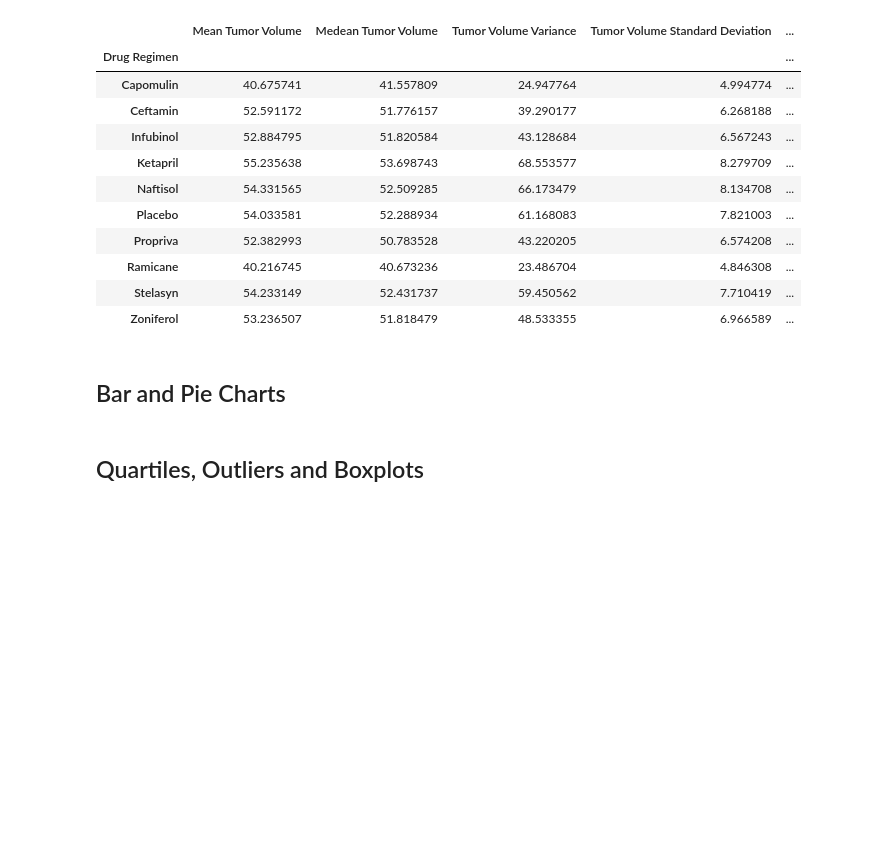
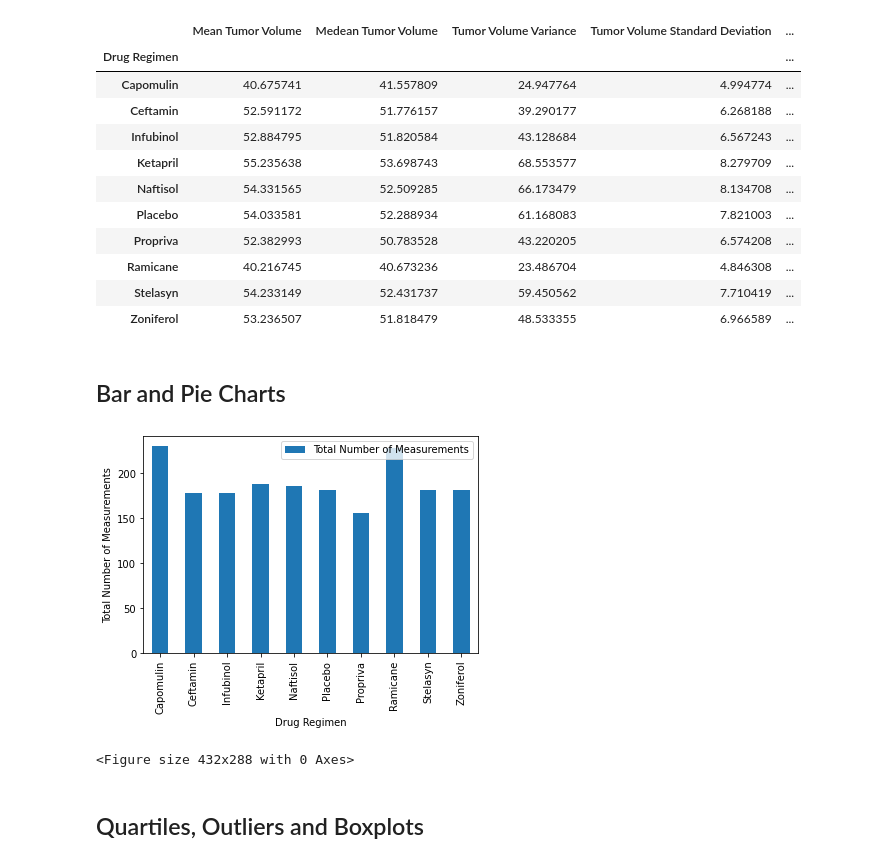
Before and after one commit to LizzyRevels/matplotlib_challenge, a Jupyter notebook: Pymaceuticals/pymaceuticals_challenge.ipynb, the cells around one changed output. Drawn from its saved outputs; the diff is of its cells as text; code cells hidden in the pictures; blank space fills up the shorter version.

Commit message:
adding up to first bar plot

```diff
--- a/Pymaceuticals/pymaceuticals_challenge.ipynb
+++ b/Pymaceuticals/pymaceuticals_challenge.ipynb
@@ -78,14 +78,8 @@ print(mouse_count_clean)
 # %%
 # Generate a summary statistics table of mean, median, variance, standard deviation, and SEM of the tumor volume for each regimen
 #---------------------------------
-# mouse_data_cleaned_df.groupby["Drug Regimen"]
-# mouse_data_grouped_df = mouse_data_cleaned_df.groupby(["Drug Regimen"])
-# mouse_data_grouped_df.head()
-# mouse_data_grouped_df.describe()
-
-# Use groupby and summary statistical methods to calculate the following properties of each drug regimen:
-# mean, median, variance, standard deviation, and SEM of the tumor volume.
-# Assemble the resulting series into a single summary dataframe.
+mouse_data_grouped_df = mouse_data_cleaned_df.groupby(["Drug Regimen"])
+mouse_data_grouped_df.head()
 
 # Demonstrate calculating measures of central tendency
 # mean
@@ -170,3 +160,38 @@ DataFrame.plot()
+# %%
+# "Generate a bar plot showing the total number of measurements taken on each drug regimen using pandas."
+
+# Mindie - "value count on the drug regimen. it should be the total number of measurements.
+# not  sure why they have the image labeled as "Number of Unique Mice Tested" because the solution code is
+# naming it as "Total Number of Measurements"
+
+# --------Plotting bar plot using DataFrame.plot()---------
+# Create a bar chart based off of the group series from before
+
+# Count of drug regimen (total number of measurements)
+
+drug_reg = mouse_data_grouped_df ["Drug Regimen"]
+drug_reg_cnt = drug_reg.count()
+# print(drug_reg_cnt)
+
+# Total # of Measurements per Drug Regimen dataframe
+tumor_reg_table =({
+    "Drug Regimen": drug_reg,
+    "Total Number of Measurements": drug_reg_cnt,
+})
+tumor_reg_df = pd.DataFrame(tumor_reg_table)
+tumor_reg_df
+
+# Total # of Measurements per Drug Regimen bar plot
+tumor_reg_pdbar = tumor_reg_df.plot(kind='bar')
+
+# Set the xlabel and ylabel using class methods
+tumor_reg_pdbar.set_xlabel("Drug Regimen")
+tumor_reg_pdbar.set_ylabel("Total Number of Measurements")
+plt.show()
+plt.tight_layout()
+# %% [output]
+[figure, added]
+<Figure size 432x288 with 0 Axes>
 # %%
 # Generate a bar plot showing the total number of measurements taken on each drug regimen using pyplot.
 
```
Also changed, not shown: parts of 1 cell of this notebook.
